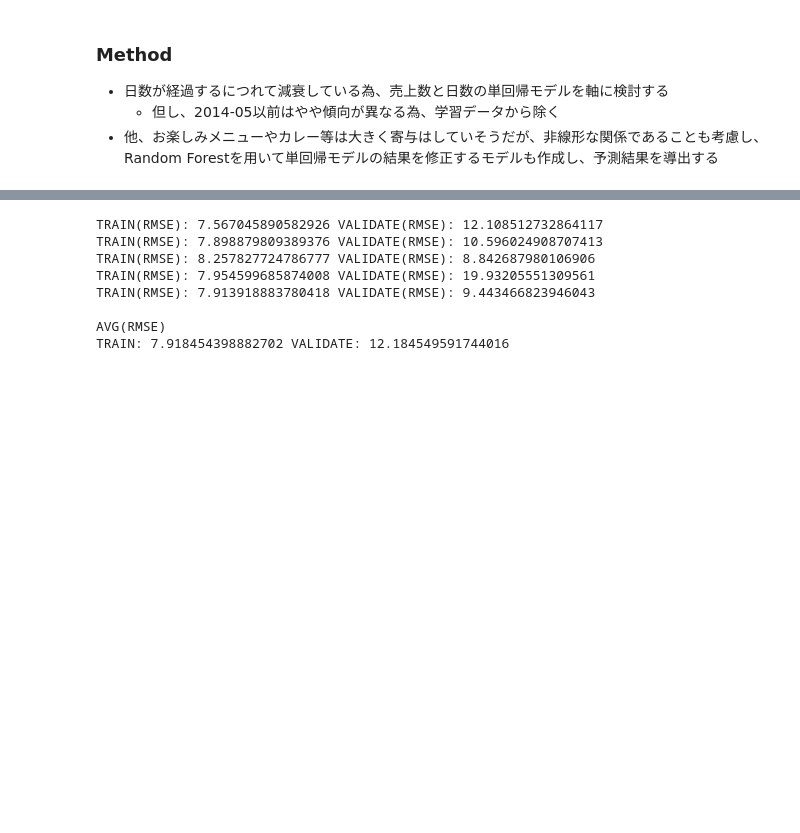
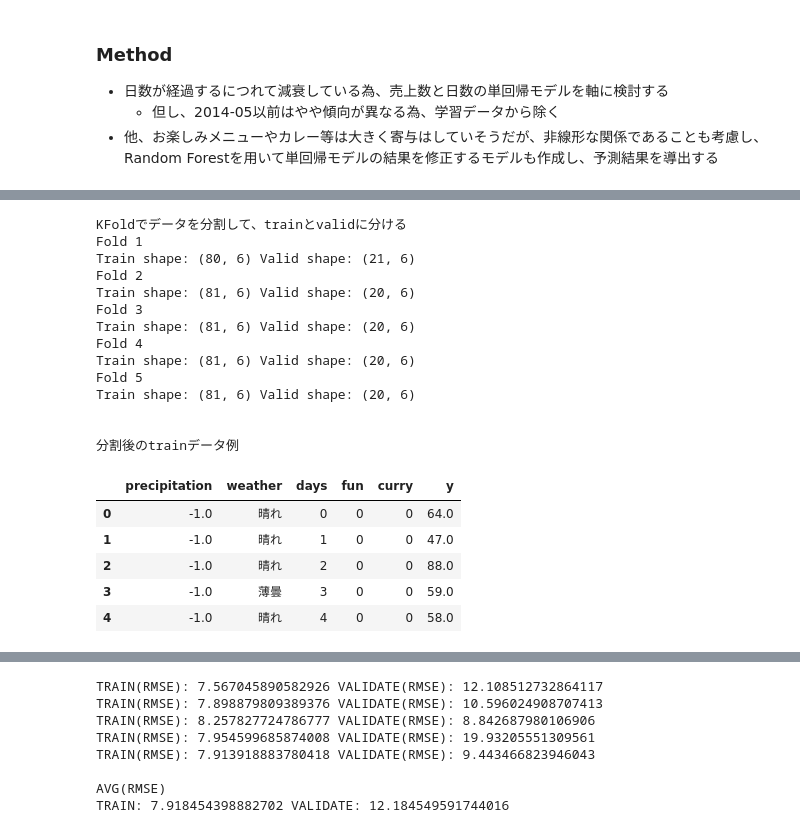
Before and after one commit to mochi7415/ml-collection, a Jupyter notebook: 02_SL/01_需要予測(お弁当).ipynb, the cells around one changed output, grey strips where cells are left out. Drawn from its saved outputs; the diff is of its cells as text; code cells hidden in the pictures; blank space fills up the shorter version.

```diff
--- a/02_SL/01_需要予測(お弁当).ipynb
+++ b/02_SL/01_需要予測(お弁当).ipynb
@@ -409,0 +487,44 @@ p 0.010699742900892427 stat 6.514516162828877
+# %%
+# データ分割の確認(CV用)
+from sklearn.model_selection import KFold # KFoldクラスをインポート
+import pandas as pd
+
+dat = pd.read_csv("./data/01/dat.csv") # データを読み込む
+
+# 目的変数と説明変数のカラム名をリストで定義
+cols = ["precipitation", "weather", "days", "fun", "curry", "y"] #特徴量と目的変数のカラム名をリストで定義
+
+kf = KFold(n_splits=5) # KFoldクラスのインスタンスを作成し、n_splits=5で5分割するように指定
+tr = dat[dat["t"] == 1][cols] # t=1の行だけを抽出して、colsで指定したカラムだけを残す
+
+print("KFoldでデータを分割して、trainとvalidに分ける")
+for i, (train_index, valid_index) in enumerate(kf.split(tr)):
+    print(f"Fold {i+1}")
+    train = tr.iloc[train_index] # train_indexに対応する行をtrainデータとして抽出
+    valid = tr.iloc[valid_index] # valid_indexに対応する行をvalidデータとして抽出
+    print("Train shape:", train.shape, "Valid shape:", valid.shape) # trainとvalidの形状を表示
+
+
+print("\n\n分割後のtrainデータ例")
+tr.head()
+# %% [output]
+KFoldでデータを分割して、trainとvalidに分ける
+Fold 1
+Train shape: (80, 6) Valid shape: (21, 6)
+Fold 2
+Train shape: (81, 6) Valid shape: (20, 6)
+Fold 3
+Train shape: (81, 6) Valid shape: (20, 6)
+Fold 4
+Train shape: (81, 6) Valid shape: (20, 6)
+Fold 5
+Train shape: (81, 6) Valid shape: (20, 6)
+
+
+分割後のtrainデータ例
+|  | precipitation | weather | days | fun | curry | y |
+| 0 | -1.0 | 晴れ | 0 | 0 | 0 | 64.0 |
+| 1 | -1.0 | 晴れ | 1 | 0 | 0 | 47.0 |
+| 2 | -1.0 | 晴れ | 2 | 0 | 0 | 88.0 |
+| 3 | -1.0 | 薄曇 | 3 | 0 | 0 | 59.0 |
+| 4 | -1.0 | 晴れ | 4 | 0 | 0 | 58.0 |
```
Also changed, not shown: parts of 8 cells of this notebook.
